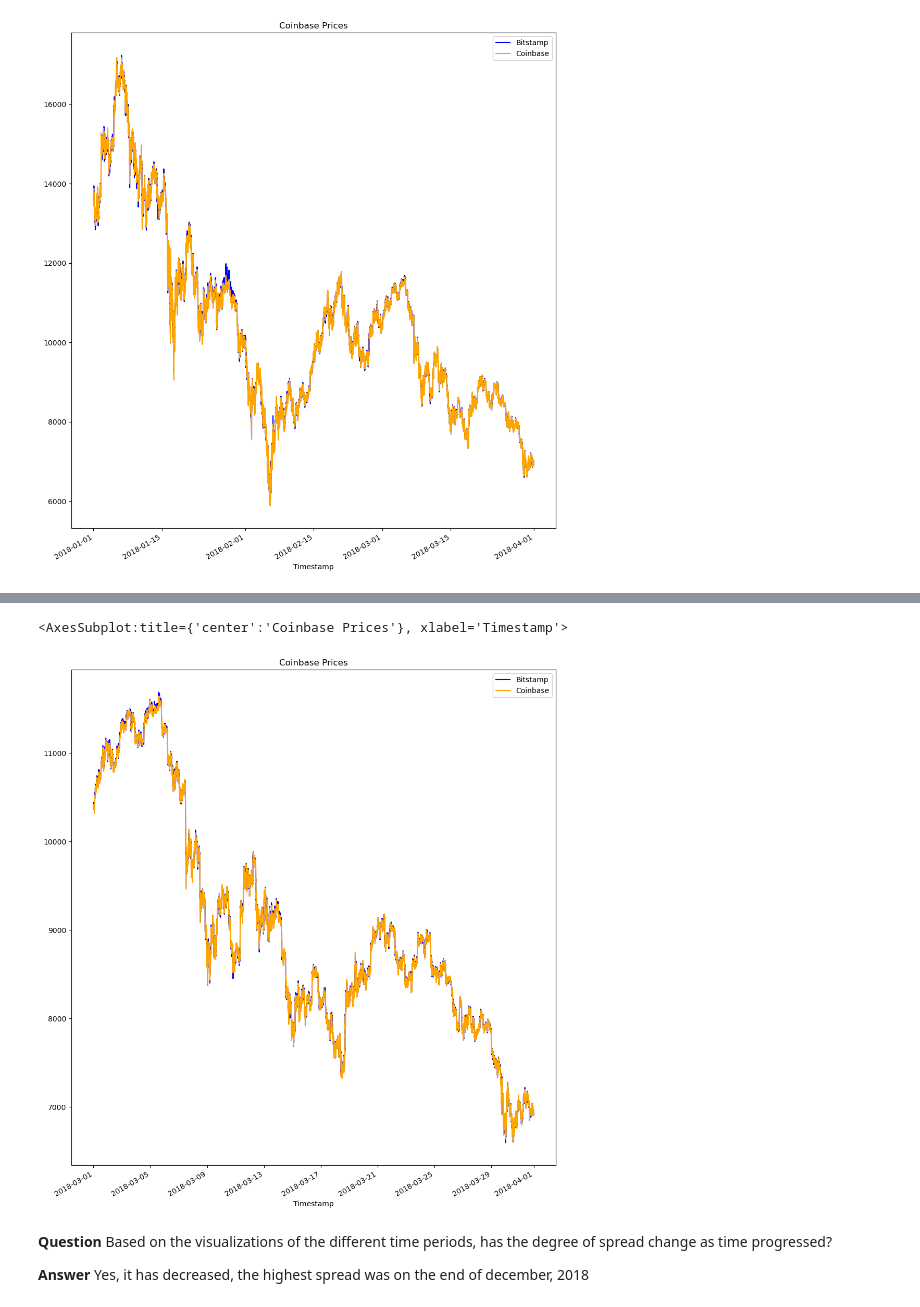
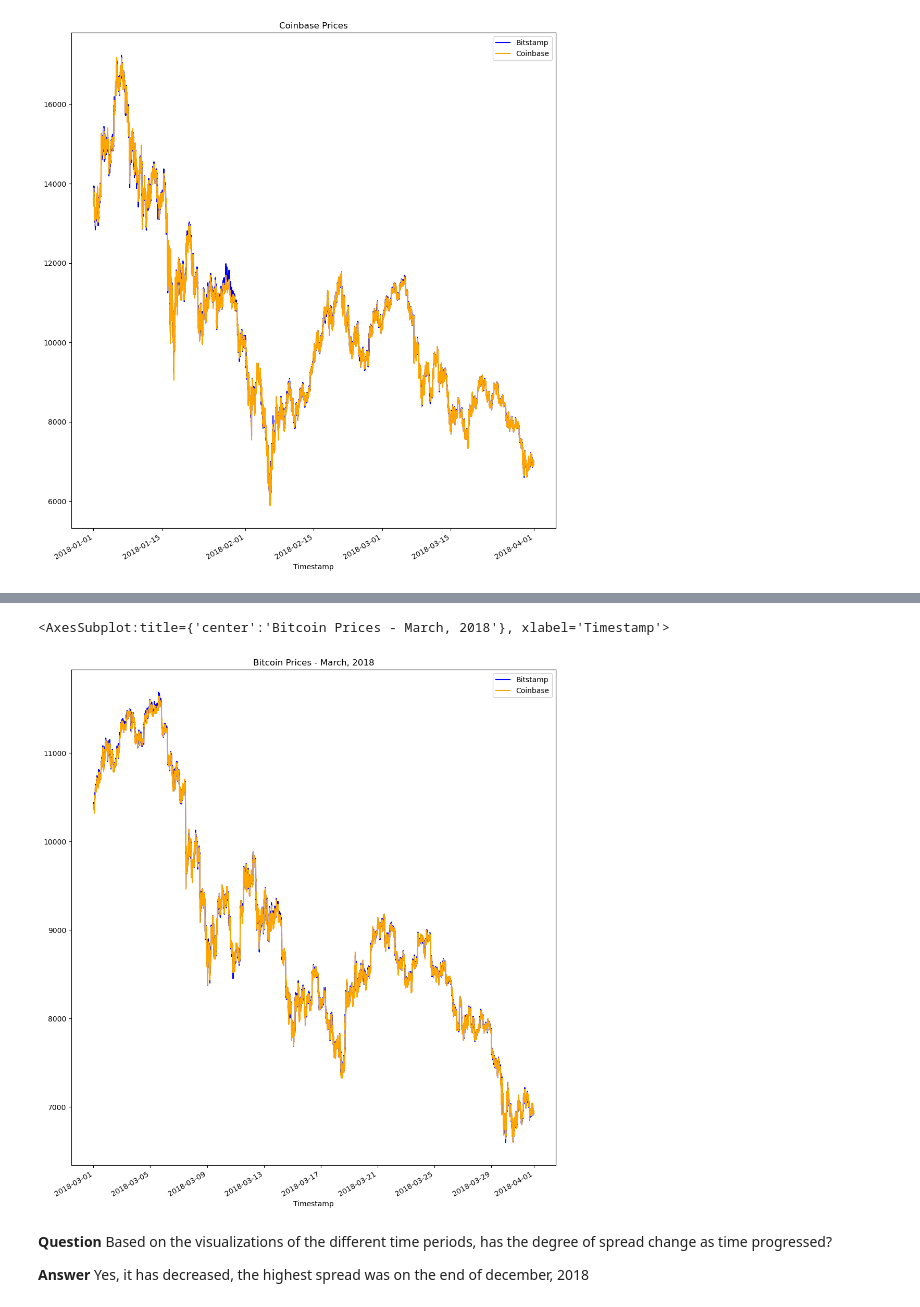
Before and after one commit to lumiroga/Fintech_Challenge3, a Jupyter notebook: crypto_arbitrage.ipynb, the cells around one changed output, grey strips where cells are left out. Drawn from its saved outputs; the diff is of its cells as text; code cells hidden in the pictures.

```diff
--- a/crypto_arbitrage.ipynb
+++ b/crypto_arbitrage.ipynb
@@ -328,13 +328,13 @@ coinbase_sliced[:"2018-01-31"].plot(legend=True,title="Coinbase Prices", label="
 # %%
 # Using the loc and plot functions, create an overlay plot that visualizes
 # the price action of both DataFrames for a one month period later in the dataset
 # Be sure to include the parameters: legend, figure size, title, and color and label
 
 bitstamp_sliced["2018-03-01":].plot(legend=True,label="Bitstamp",title="Bitstamp Prices", figsize=(12,14),color="blue")
-coinbase_sliced["2018-03-01":].plot(legend=True,title="Coinbase Prices", label="Coinbase", figsize=(12,14),color="orange")
+coinbase_sliced["2018-03-01":].plot(legend=True,title="Bitcoin Prices - March, 2018", label="Coinbase", figsize=(12,14),color="orange")
 # %% [output]
-<AxesSubplot:title={'center':'Coinbase Prices'}, xlabel='Timestamp'>
+<AxesSubplot:title={'center':'Bitcoin Prices - March, 2018'}, xlabel='Timestamp'>
-[figure, old version]
+[figure, new version]
 # %% [markdown]
 **Question** Based on the visualizations of the different time periods, has the degree of spread change as time progressed?
 
```
Also changed, not shown: parts of 19 cells of this notebook.
